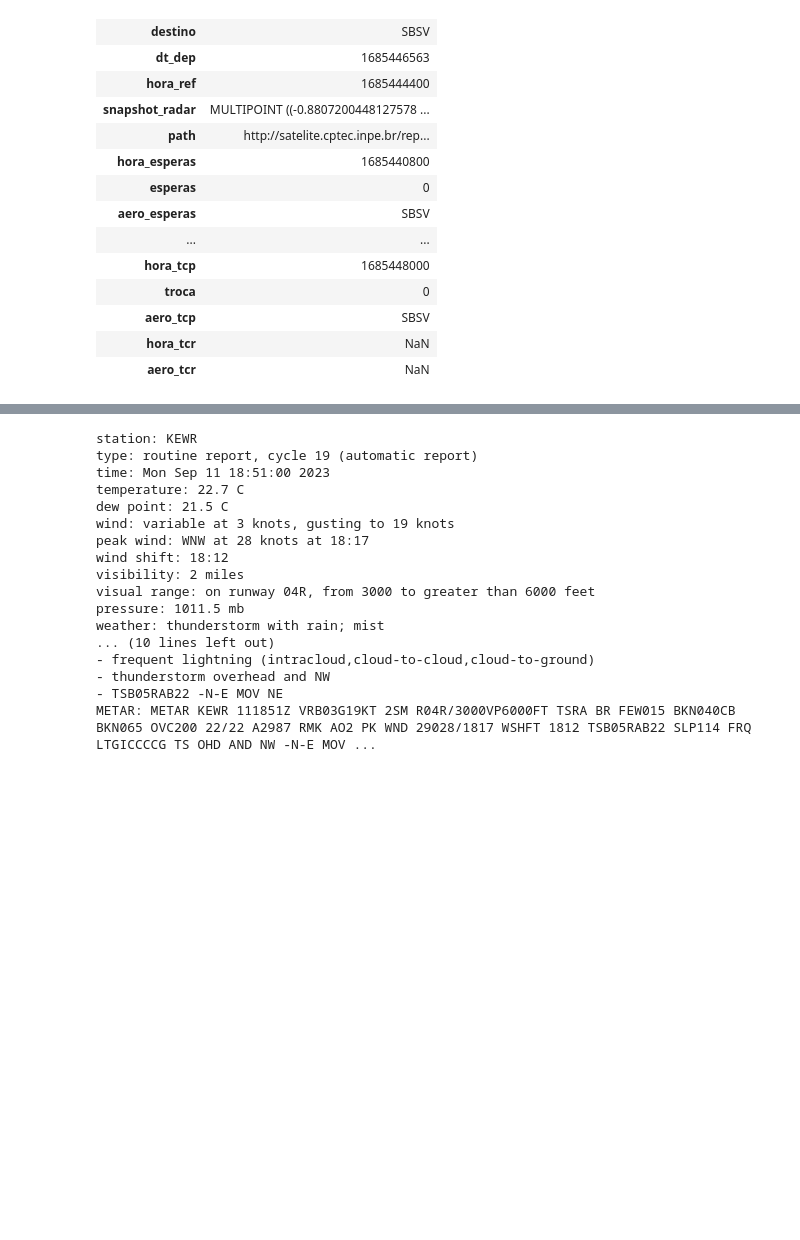
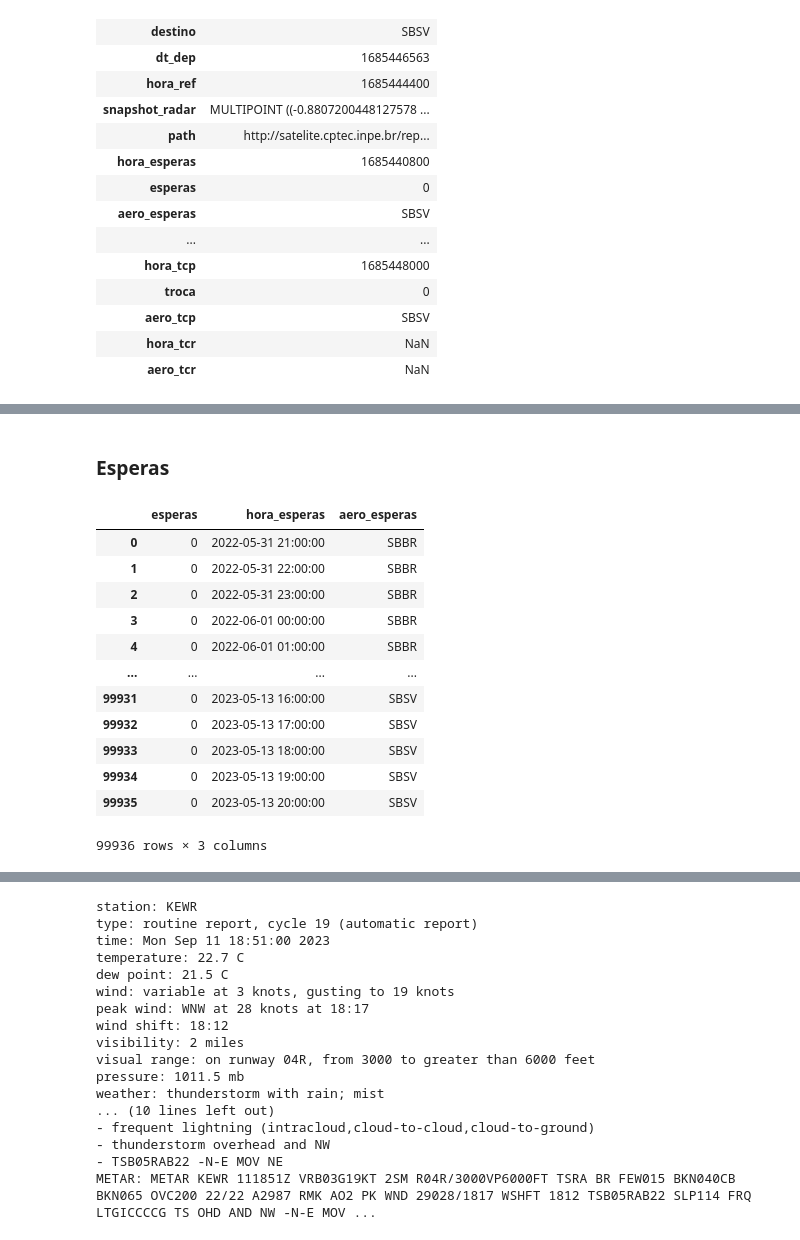
Before and after one commit to UFRJ-Analytica/competicao-ita, a Jupyter notebook: main.ipynb, the cells around one changed output, grey strips where cells are left out. Drawn from its saved outputs; the diff is of its cells as text; code cells hidden in the pictures; blank space fills up the shorter version.

```diff
--- a/main.ipynb
+++ b/main.ipynb
@@ -57,0 +93,19 @@ def convert(timestamp):
+# %% [markdown]
+### Esperas
+# %%
+esperas = read_and_process_csv('Dados/esperas.csv', date_columns=['hora'], rename_columns={'hora': 'hora_esperas', 'aero': 'aero_esperas'})
+esperas
+# %% [output]
+|  | esperas | hora_esperas | aero_esperas |
+| 0 | 0 | 2022-05-31 21:00:00 | SBBR |
+| 1 | 0 | 2022-05-31 22:00:00 | SBBR |
+| 2 | 0 | 2022-05-31 23:00:00 | SBBR |
+| 3 | 0 | 2022-06-01 00:00:00 | SBBR |
+| 4 | 0 | 2022-06-01 01:00:00 | SBBR |
+| ... | ... | ... | ... |
+| 99931 | 0 | 2023-05-13 16:00:00 | SBSV |
+| 99932 | 0 | 2023-05-13 17:00:00 | SBSV |
+| 99933 | 0 | 2023-05-13 18:00:00 | SBSV |
+| 99934 | 0 | 2023-05-13 19:00:00 | SBSV |
+| 99935 | 0 | 2023-05-13 20:00:00 | SBSV |
+99936 rows × 3 columns
```
Also changed, not shown: parts of 28 cells of this notebook.
